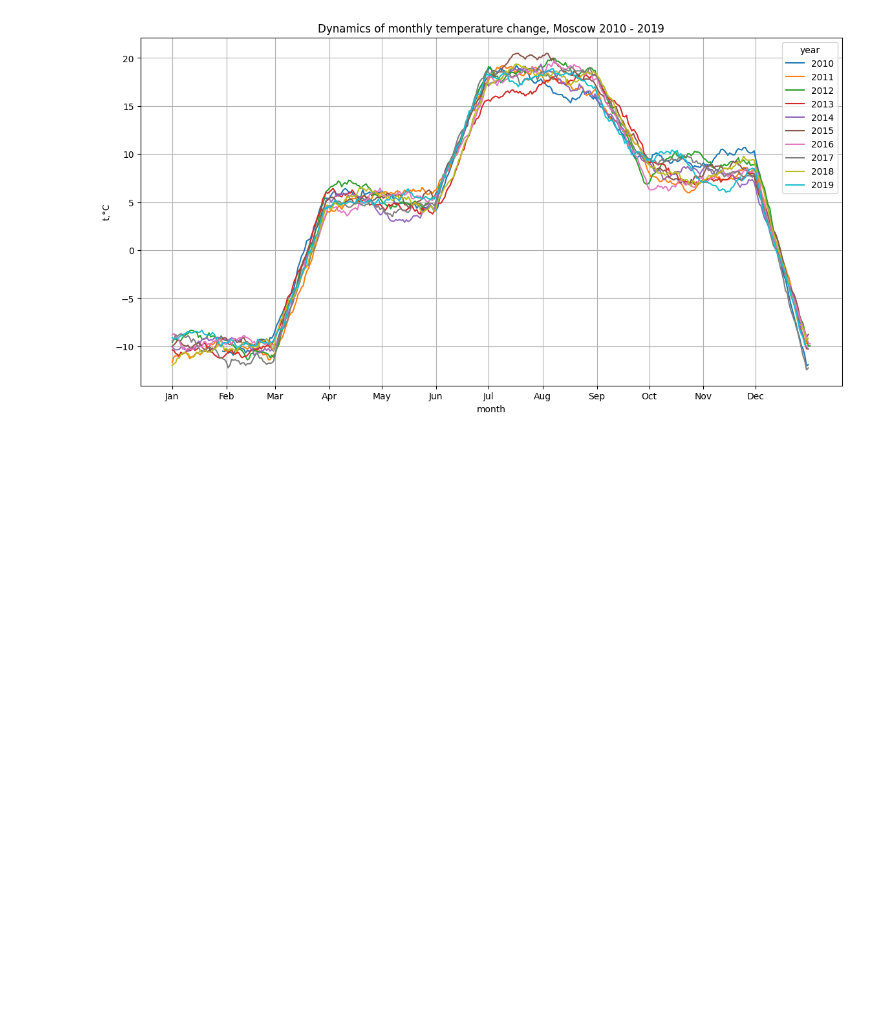
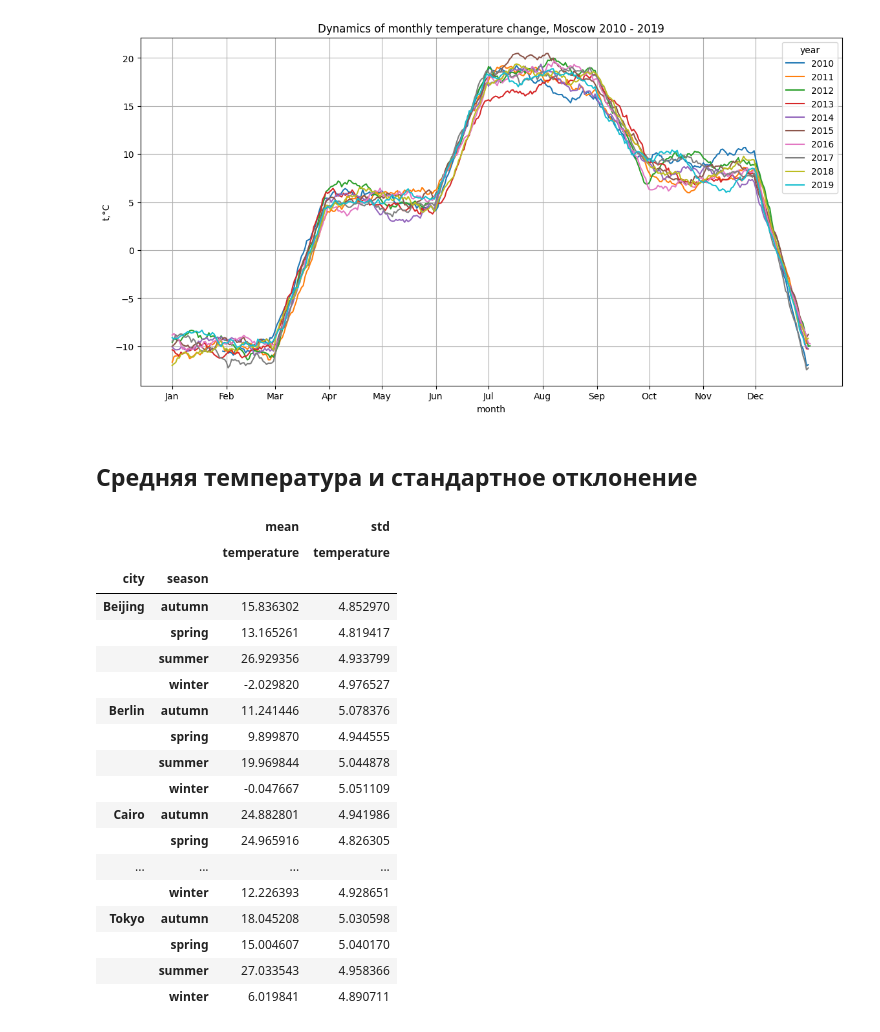
Before and after one commit to vasilyryabtsev/temperature-data, a Jupyter notebook: historical_data_analysis.ipynb, the cells around one changed output. Cells and saved outputs as stored; diff of their text form; code cells hidden in the pictures; blank space fills up the shorter version.

Commit message:
temperature: mean and std

```diff
--- a/historical_data_analysis.ipynb
+++ b/historical_data_analysis.ipynb
@@ -252,3 +252,27 @@ def temperature_plot_2(city):
 temperature_plot_2('Moscow')
 # %% [output]
 [figure]
+# %% [markdown]
+## Средняя температура и стандартное отклонение
+# %%
+pd.pivot_table(data=data, values='temperature', index=['city', 'season'], aggfunc=['mean', 'std'])
+# %% [output]
+|  |  | mean | std |
+|  |  | temperature | temperature |
+| city | season |  |  |
+| Beijing | autumn | 15.836302 | 4.852970 |
+|  | spring | 13.165261 | 4.819417 |
+|  | summer | 26.929356 | 4.933799 |
+|  | winter | -2.029820 | 4.976527 |
+| Berlin | autumn | 11.241446 | 5.078376 |
+|  | spring | 9.899870 | 4.944555 |
+|  | summer | 19.969844 | 5.044878 |
+|  | winter | -0.047667 | 5.051109 |
+| Cairo | autumn | 24.882801 | 4.941986 |
+|  | spring | 24.965916 | 4.826305 |
+| ... | ... | ... | ... |
+|  | winter | 12.226393 | 4.928651 |
+| Tokyo | autumn | 18.045208 | 5.030598 |
+|  | spring | 15.004607 | 5.040170 |
+|  | summer | 27.033543 | 4.958366 |
+|  | winter | 6.019841 | 4.890711 |
```
